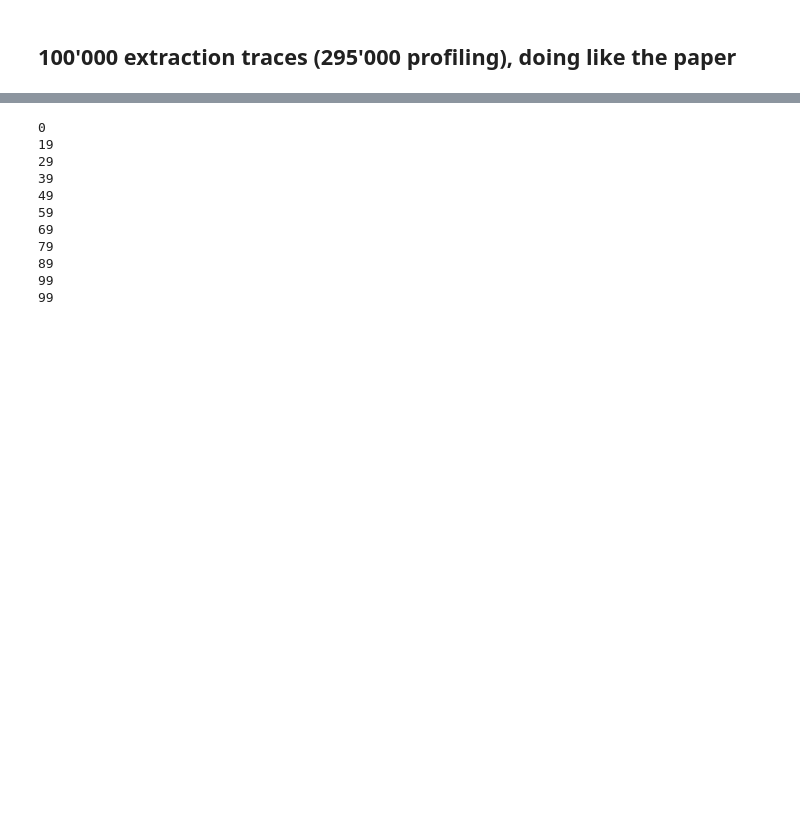
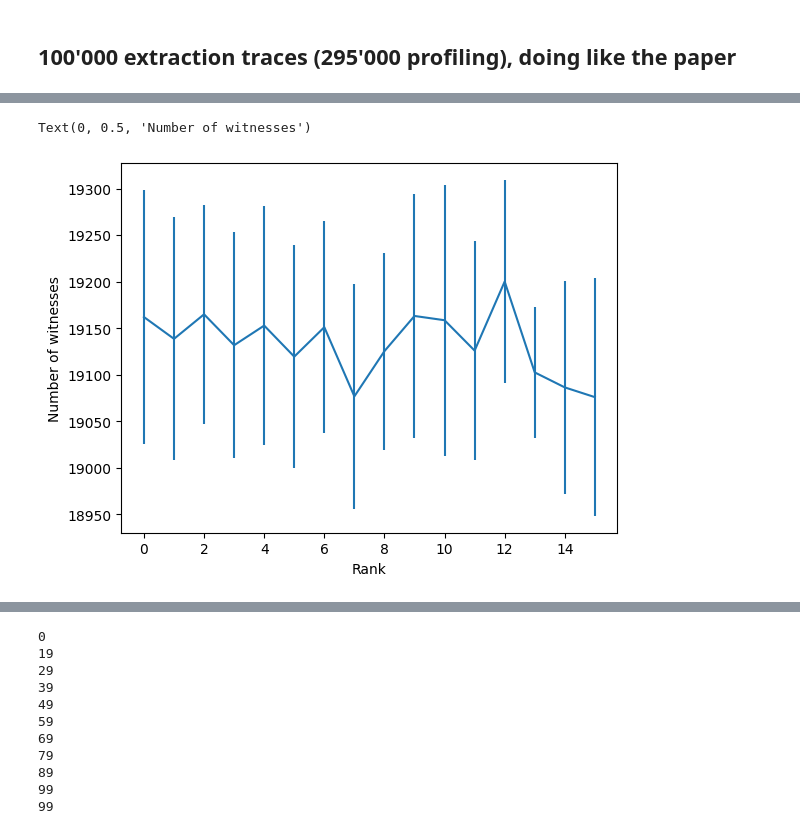
Before and after one commit to Pace222/Elisabeth-b4-SCA, a Jupyter notebook: protected_side_channel_attack/deep_learning_evaluation.ipynb, the cells around one changed output, grey strips where cells are left out. Drawn from its saved outputs; the diff is of its cells as text; code cells hidden in the pictures; blank space fills up the shorter version.

```diff
--- a/protected_side_channel_attack/deep_learning_evaluation.ipynb
+++ b/protected_side_channel_attack/deep_learning_evaluation.ipynb
@@ -321,0 +339,7 @@ array([-3088.72301557, -3087.34104912, -3086.12716124, -3085.04034909,
+# %%
+plt.errorbar(np.unique(ranks), [np.mean(counts[ranks == r]) for r in np.unique(ranks)], yerr=[np.std(counts[ranks == r]) for r in np.unique(ranks)])
+plt.xlabel("Rank")
+plt.ylabel("Number of witnesses")
+# %% [output]
+Text(0, 0.5, 'Number of witnesses')
+[figure, added]
```
Also changed, not shown: parts of 25 cells of this notebook, 2 other files.
